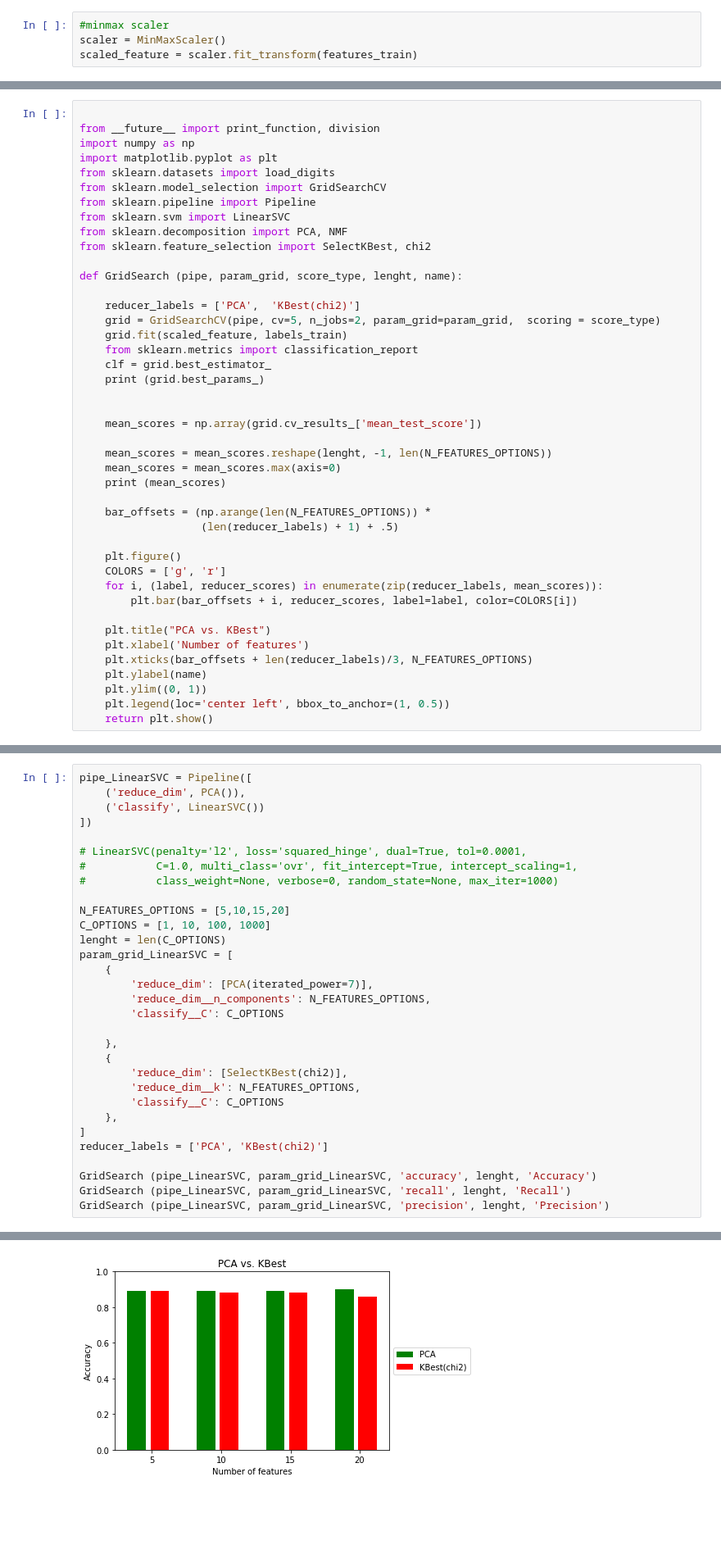
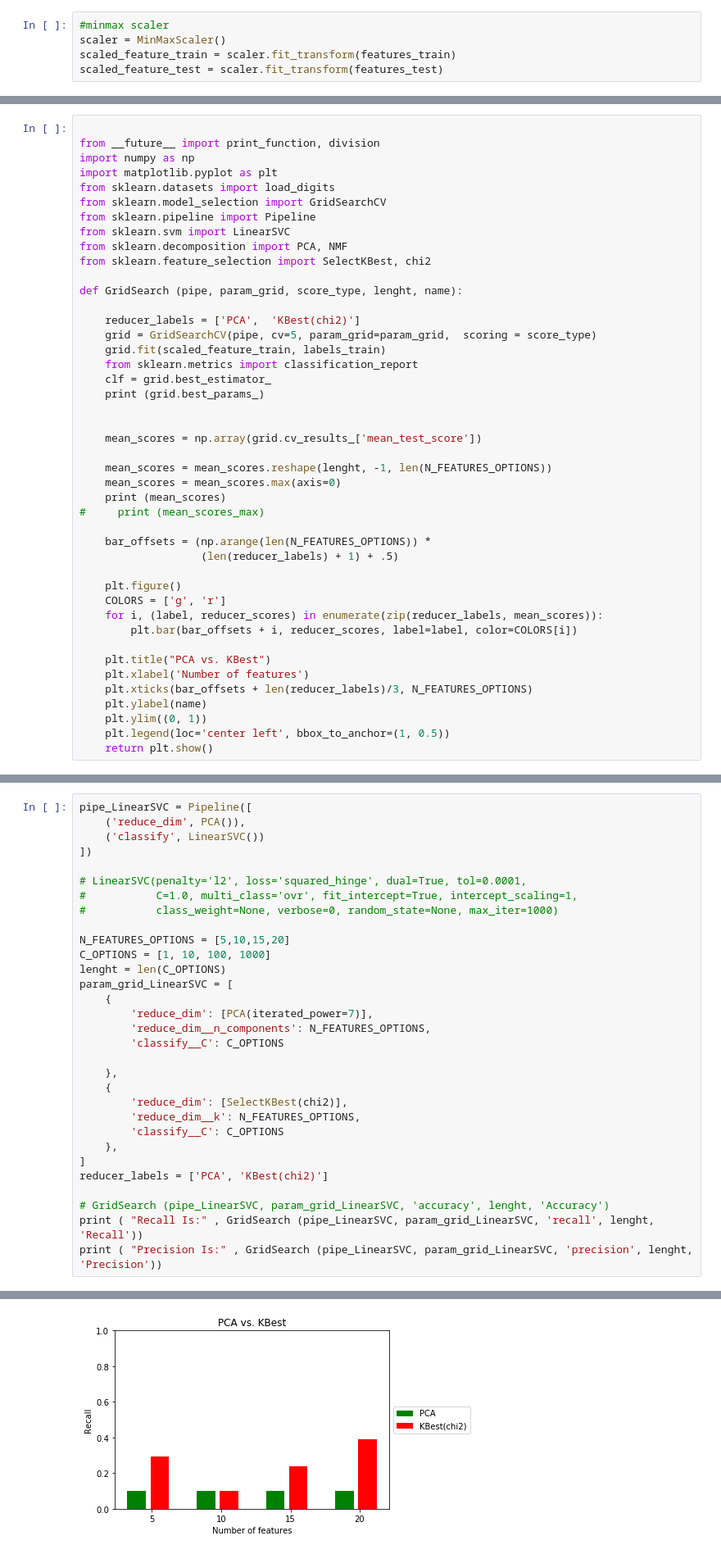
Before and after one commit to Haleh-Dolati/DAND-P5, a Jupyter notebook: P5-Copy2.ipynb, the cells around one changed output, grey strips where cells are left out. Shown: that part at 82% size. Cells and saved outputs as stored; diff of their text form; blank space fills up the shorter version.

```diff
--- a/P5-Copy2.ipynb
+++ b/P5-Copy2.ipynb
@@ -215,7 +215,8 @@ features_train, features_test, labels_train, labels_test = train_test_split(feat
 # %%
 #minmax scaler
 scaler = MinMaxScaler()
-scaled_feature = scaler.fit_transform(features_train)
+scaled_feature_train = scaler.fit_transform(features_train)
+scaled_feature_test = scaler.fit_transform(features_test)
 # %% [markdown]
 # Algorithms
 # %% [markdown]
@@ -235,8 +236,8 @@ from sklearn.feature_selection import SelectKBest, chi2
 def GridSearch (pipe, param_grid, score_type, lenght, name):
 
     reducer_labels = ['PCA',  'KBest(chi2)']
-    grid = GridSearchCV(pipe, cv=5, n_jobs=2, param_grid=param_grid,  scoring = score_type)
-    grid.fit(scaled_feature, labels_train)
+    grid = GridSearchCV(pipe, cv=5, param_grid=param_grid,  scoring = score_type)
+    grid.fit(scaled_feature_train, labels_train)
     from sklearn.metrics import classification_report
     clf = grid.best_estimator_
     print (grid.best_params_)
@@ -247,6 +248,7 @@ def GridSearch (pipe, param_grid, score_type, lenght, name):
     mean_scores = mean_scores.reshape(lenght, -1, len(N_FEATURES_OPTIONS))
     mean_scores = mean_scores.max(axis=0)
     print (mean_scores)
+#     print (mean_scores_max)
 
     bar_offsets = (np.arange(len(N_FEATURES_OPTIONS)) *
                    (len(reducer_labels) + 1) + .5)
@@ -333,7 +330,7 @@ param_grid_LinearSVC = [
 ]
 reducer_labels = ['PCA', 'KBest(chi2)']
 
-GridSearch (pipe_LinearSVC, param_grid_LinearSVC, 'accuracy', lenght, 'Accuracy')
-GridSearch (pipe_LinearSVC, param_grid_LinearSVC, 'recall', lenght, 'Recall')
-GridSearch (pipe_LinearSVC, param_grid_LinearSVC, 'precision', lenght, 'Precision')
+# GridSearch (pipe_LinearSVC, param_grid_LinearSVC, 'accuracy', lenght, 'Accuracy')
+print ( "Recall Is:" , GridSearch (pipe_LinearSVC, param_grid_LinearSVC, 'recall', lenght, 'Recall'))
+print ( "Precision Is:" , GridSearch (pipe_LinearSVC, param_grid_LinearSVC, 'precision', lenght, 'Precision'))
 # %% [output]
@@ -343 +341 @@ GridSearch (pipe_LinearSVC, param_grid_LinearSVC, 'precision', lenght, 'Precisio
-[figure, old version]
+[figure, new version]
```
Also changed, not shown: parts of 7 cells of this notebook, 1 other file.
